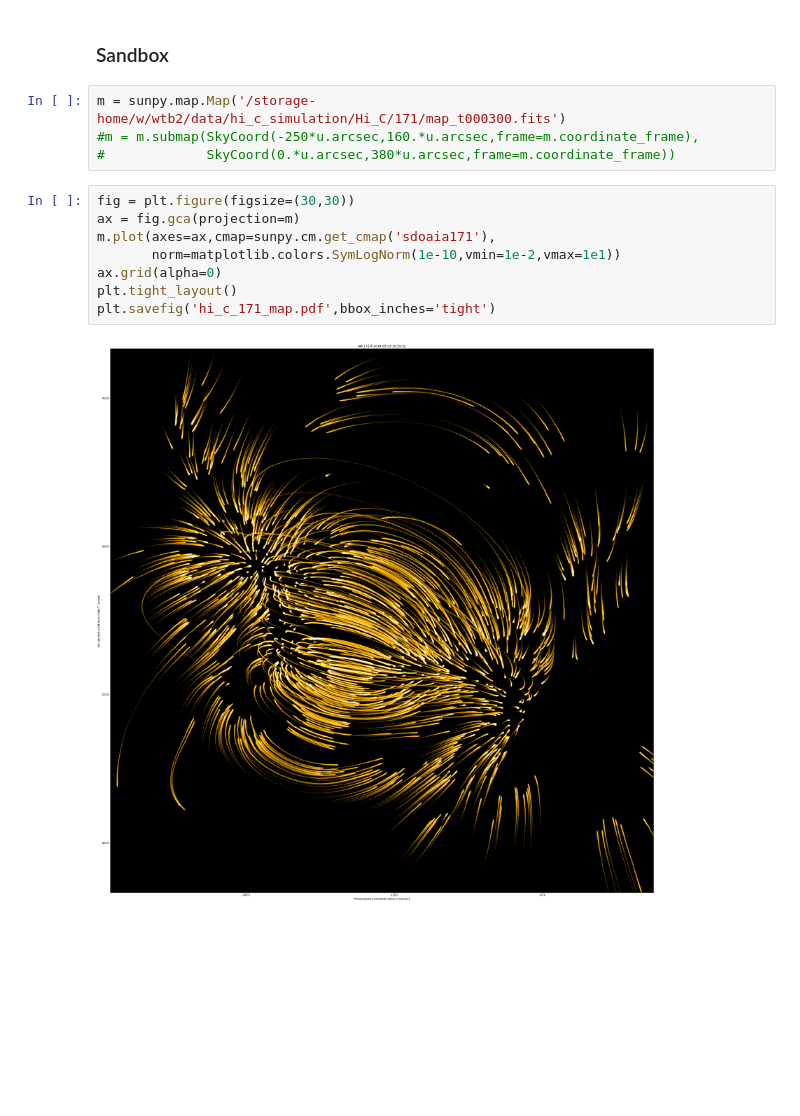
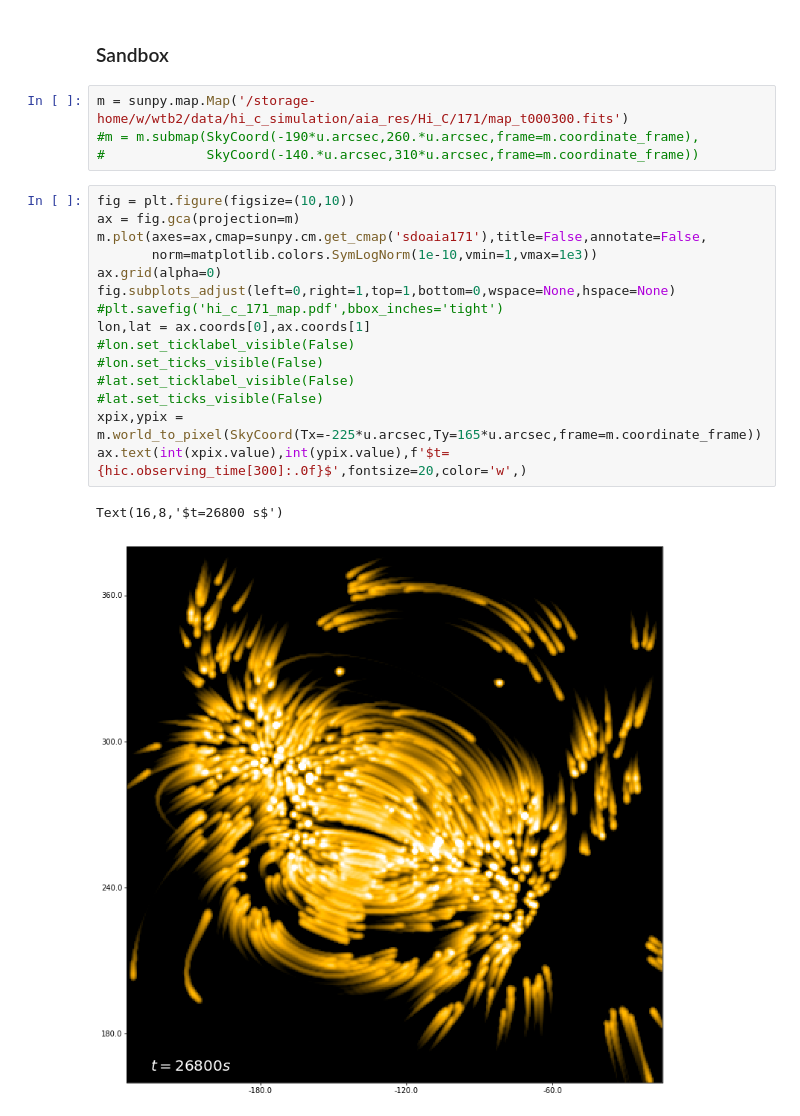
Before and after one commit to wtbarnes/hi_c_simulation, a Jupyter notebook: detect.ipynb, the cells around one changed output. Cells and saved outputs as stored; diff of their text form; blank space fills up the shorter version.

```diff
--- a/detect.ipynb
+++ b/detect.ipynb
@@ -121,17 +122,25 @@ NameError("name 'Map' is not defined")
 # %% [markdown]
 ### Sandbox
 # %%
-m = sunpy.map.Map('/storage-home/w/wtb2/data/hi_c_simulation/Hi_C/171/map_t000300.fits')
-#m = m.submap(SkyCoord(-250*u.arcsec,160.*u.arcsec,frame=m.coordinate_frame),
-#             SkyCoord(0.*u.arcsec,380*u.arcsec,frame=m.coordinate_frame))
+m = sunpy.map.Map('/storage-home/w/wtb2/data/hi_c_simulation/aia_res/Hi_C/171/map_t000300.fits')
+#m = m.submap(SkyCoord(-190*u.arcsec,260.*u.arcsec,frame=m.coordinate_frame),
+#             SkyCoord(-140.*u.arcsec,310*u.arcsec,frame=m.coordinate_frame))
 # %%
-fig = plt.figure(figsize=(30,30))
+fig = plt.figure(figsize=(10,10))
 ax = fig.gca(projection=m)
-m.plot(axes=ax,cmap=sunpy.cm.get_cmap('sdoaia171'),
-       norm=matplotlib.colors.SymLogNorm(1e-10,vmin=1e-2,vmax=1e1))
+m.plot(axes=ax,cmap=sunpy.cm.get_cmap('sdoaia171'),title=False,annotate=False,
+       norm=matplotlib.colors.SymLogNorm(1e-10,vmin=1,vmax=1e3))
 ax.grid(alpha=0)
-plt.tight_layout()
-plt.savefig('hi_c_171_map.pdf',bbox_inches='tight')
+fig.subplots_adjust(left=0,right=1,top=1,bottom=0,wspace=None,hspace=None)
+#plt.savefig('hi_c_171_map.pdf',bbox_inches='tight')
+lon,lat = ax.coords[0],ax.coords[1]
+#lon.set_ticklabel_visible(False)
+#lon.set_ticks_visible(False)
+#lat.set_ticklabel_visible(False)
+#lat.set_ticks_visible(False)
+xpix,ypix = m.world_to_pixel(SkyCoord(Tx=-225*u.arcsec,Ty=165*u.arcsec,frame=m.coordinate_frame))
+ax.text(int(xpix.value),int(ypix.value),f'$t={hic.observing_time[300]:.0f}$',fontsize=20,color='w',)
 # %% [output]
+Text(16,8,'$t=26800 s$')
-[figure, old version]
+[figure, new version]
 # %%
```
Also changed, not shown: parts of 6 cells of this notebook, 1 other file.
